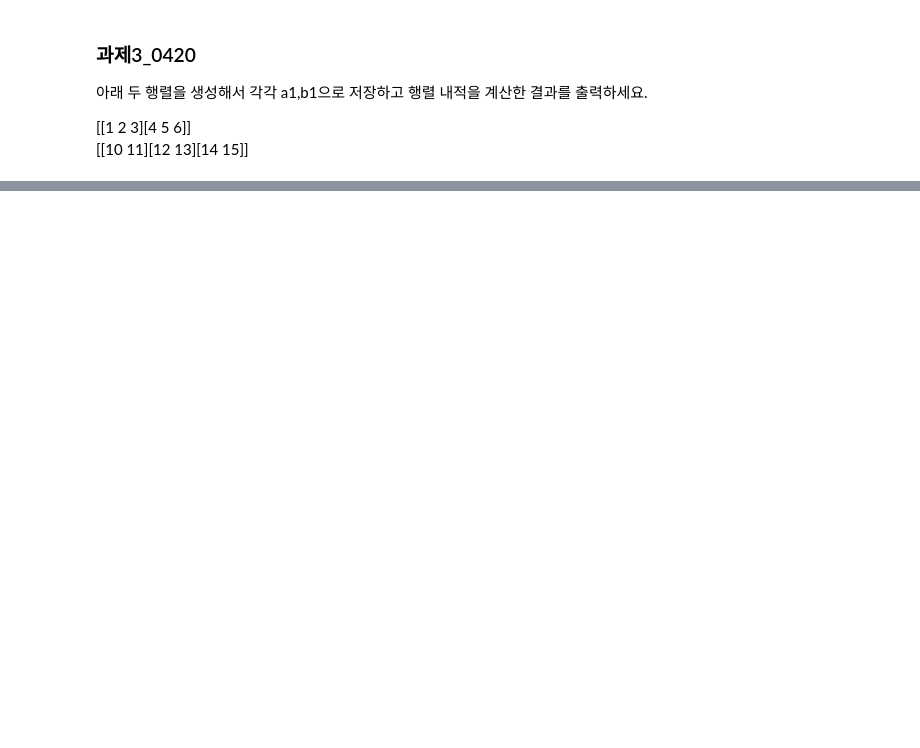
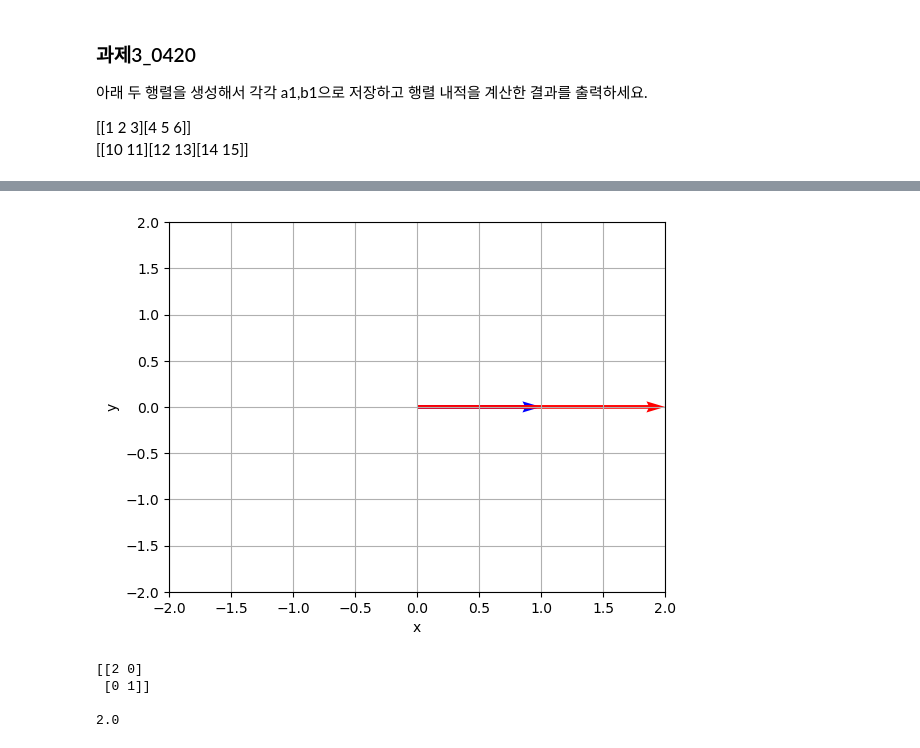
Before and after one commit to yul77/hmkd1-2023, a Jupyter notebook: 통계수학/선형대수.ipynb, the cells around one changed output, grey strips where cells are left out. Saved outputs shown, nothing was run; the diff lists cells and outputs as text; code cells hidden in the pictures; blank space fills up the shorter version.

```diff
--- a/통계수학/선형대수.ipynb
+++ b/통계수학/선형대수.ipynb
@@ -478,0 +479,45 @@ np.linalg.det(e)
+# %%
+# x축 방향으로 2배 확대하는 선형 변환 행렬
+import numpy as np
+import matplotlib.pyplot as plt
+
+# 변환 전의 기준 벡터
+v = np.array([1, 0])
+
+# 선형 변환 행렬
+A = np.array([[2, 0], [0, 1]])
+
+# 변환 후의 벡터
+Av = np.dot(A, v)
+
+# 그래프 그리기
+fig, ax = plt.subplots()
+
+# 변환 전 벡터 그리기
+ax.quiver([0], [0], v[0], v[1], color='b', angles='xy', scale_units='xy', scale=1)
+
+# 변환 후 벡터 그리기
+ax.quiver([0], [0], Av[0], Av[1], color='r', angles='xy', scale_units='xy', scale=1)
+
+# 축 설정
+ax.set_xlim([-2, 2])
+ax.set_ylim([-2, 2])
+ax.set_xlabel('x')
+ax.set_ylabel('y')
+ax.grid()
+plt.show()
+# %% [output]
+[figure, added]
+# %%
+import numpy as np
+
+A = np.array([[2, 0], [0, 1]])
+
+print(A,'\n')
+det_A = np.linalg.det(A)
+print(det_A)
+# %% [output]
+[[2 0]
+ [0 1]]
+
+2.0
```
Also changed, not shown: parts of 33 cells of this notebook.
